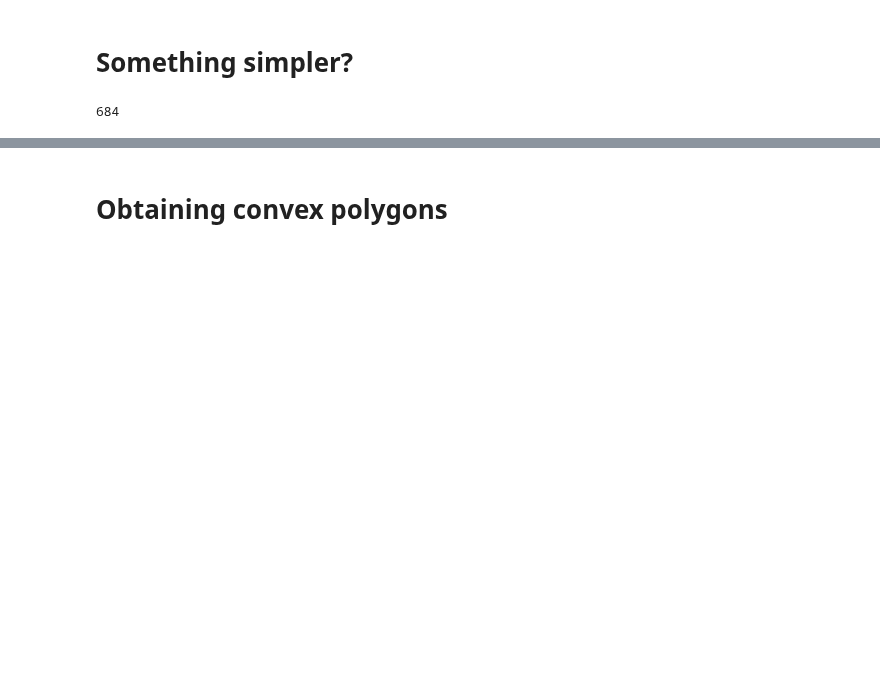
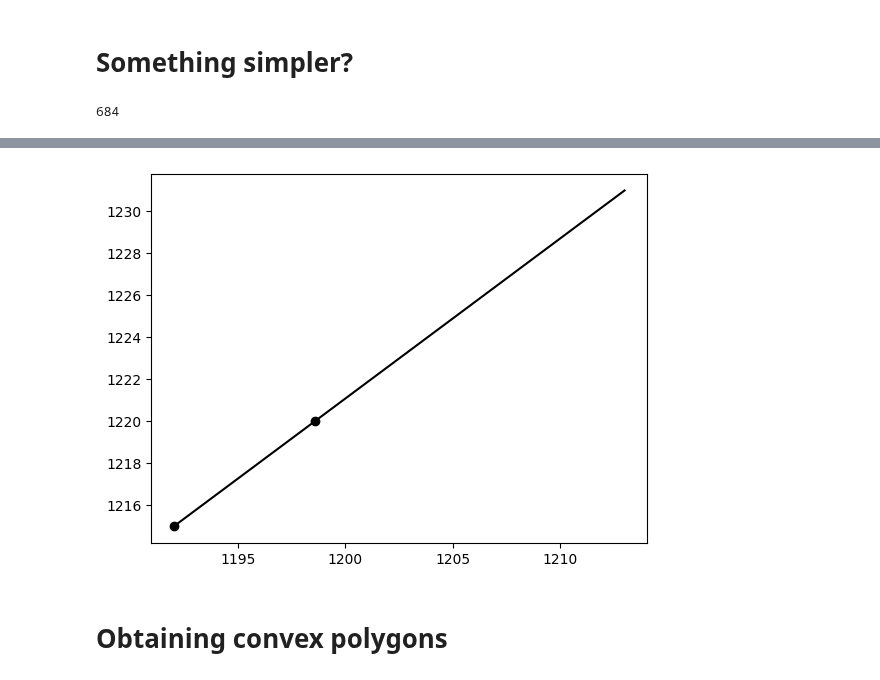
Before and after one commit to theodle/2IMA15-project, a Jupyter notebook: prototyping.ipynb, the cells around one changed output, grey strips where cells are left out. Saved outputs shown, nothing was run; the diff lists cells and outputs as text; code cells hidden in the pictures; blank space fills up the shorter version.

```diff
--- a/prototyping.ipynb
+++ b/prototyping.ipynb
@@ -1575,3 +1546,12 @@ len(newedges)
+# %%
+one = Edge(Point(Fraction(19177, 16), Fraction(1220, 1)), Point(1192, 1215), None)
+two = Edge(Point(1213, 1231), Point(Fraction(19177, 16), Fraction(1220, 1)), None)
+
+# polygon_plt()
+edge_plt(one)
+edge_plt(two)
+# %% [output]
+[figure, added]
 # %% [markdown]
 # Obtaining convex polygons
 # %%
```
Also changed, not shown: parts of 17 cells of this notebook, 2 other files.
